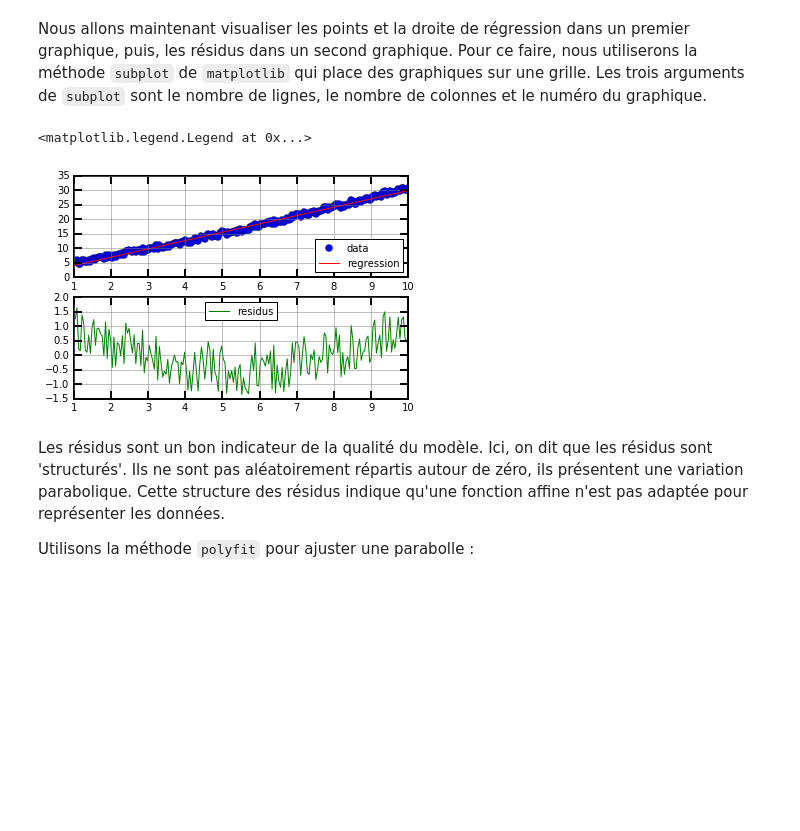
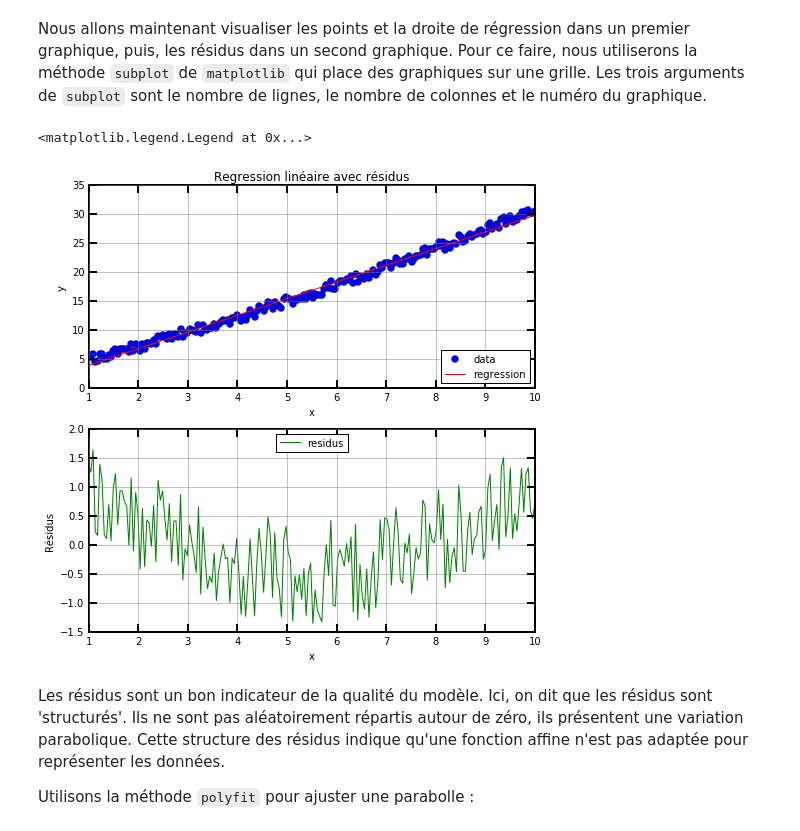
Before and after one commit to gVallverdu/cookbook, a Jupyter notebook: MoindresCarres.ipynb, the cells around one changed output. Cells and saved outputs as stored; diff of their text form; code cells hidden in the pictures; blank space fills up the shorter version.

```diff
--- a/MoindresCarres.ipynb
+++ b/MoindresCarres.ipynb
@@ -433,6 +433,7 @@ Pour une utilisation dans ipython il faut d'abord préparer l'environnement pour
 Chargeons le module ``matplotlib.``
 # %%
 import matplotlib.pyplot as plt
+plt.rcParams['figure.figsize'] = 8, 8 # ajuste la taille des figures
 # %% [markdown]
 Préparons maintenant le graphique.
 # %%
@@ -469,16 +471,21 @@ Nous allons maintenant visualiser les points et la droite de régression dans un
 # %%
 # graphique 1: les données et la droite de régression
 plt.subplot(2, 1, 1)
 plt.plot(x, y, "bo", label="data")
 plt.plot(x, a * x + b, "r-", label="regression")
+plt.xlabel("x")
+plt.ylabel("y")
+plt.title("Regression linéaire avec résidus")
 plt.legend(loc="lower right")
 # graphique 2: les résidus
 plt.subplot(2, 1, 2)
 plt.plot(x, y - (a * x + b), "g-", label="residus")
+plt.xlabel("x")
+plt.ylabel("Résidus")
 plt.legend(loc="upper center")
 # %% [output]
 <matplotlib.legend.Legend at 0x...>
-[figure, old version]
+[figure, new version]
 # %% [markdown]
 Les résidus sont un bon indicateur de la qualité du modèle. Ici, on dit que les résidus sont 'structurés'. Ils ne sont pas aléatoirement répartis autour de zéro, ils présentent une variation parabolique. Cette structure des résidus indique qu'une fonction affine n'est pas adaptée pour représenter les données.
 
```
Also changed, not shown: parts of 2 cells of this notebook.
